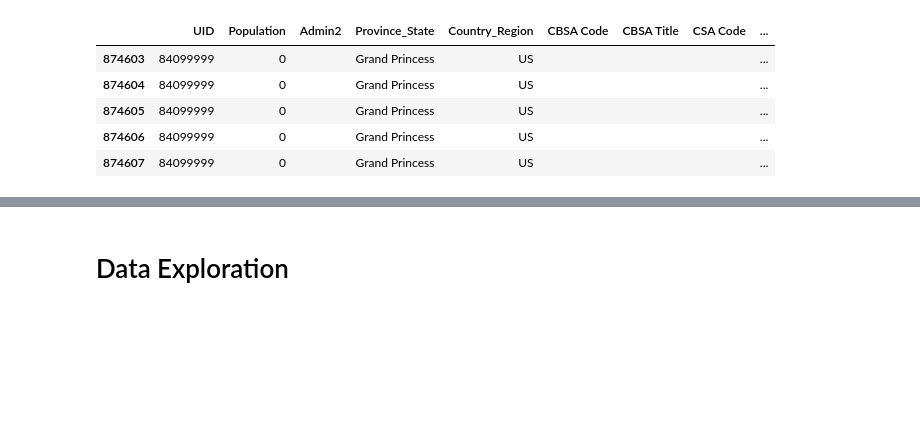
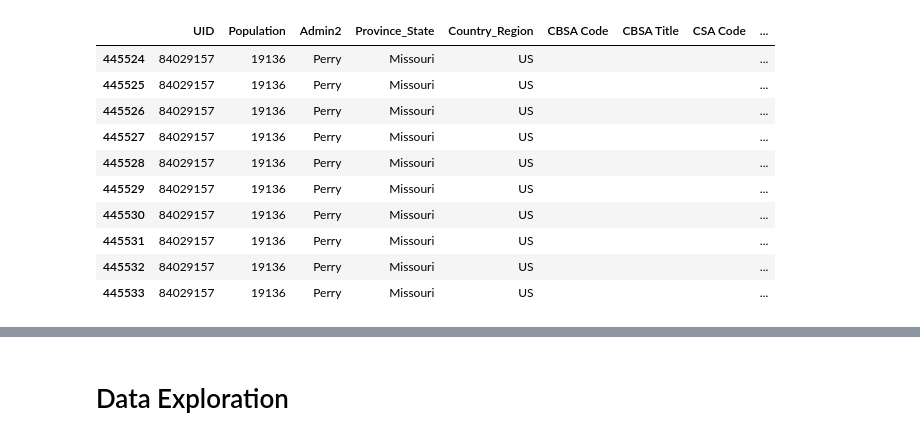
Before and after one commit to andrewcreates/DataScience-Projects, a Jupyter notebook: COVID-19/Google Sheets Automation.ipynb, the cells around one changed output, grey strips where cells are left out. Saved outputs shown, nothing was run; the diff lists cells and outputs as text; code cells hidden in the pictures; blank space fills up the shorter version.

```diff
--- a/COVID-19/Google Sheets Automation.ipynb
+++ b/COVID-19/Google Sheets Automation.ipynb
@@ -75,15 +75,21 @@ us_totals = us_totals.sort_values(by = ['UID','Date']).reset_index(drop=True)
 us_daily = df_usconf_daily.merge(df_usdead_daily[['UID','Date','Daily Dead']], on = ['UID','Date'], how = 'left', suffixes = (False, False))
 us_daily['Date'] = pd.to_datetime(us_daily['Date']).apply(lambda x: pd.datetime.strftime(x, '%m/%d/%y'))
 us_daily = us_daily.sort_values(by = ['UID','Date']).reset_index(drop=True)
-# %%
-us_daily.tail()
-# %% [output]
-|  | UID | Population | Admin2 | Province_State | Country_Region | CBSA Code | CBSA Title | CSA Code | ... |
-| 874603 | 84099999 | 0 |  | Grand Princess | US |  |  |  | ... |
-| 874604 | 84099999 | 0 |  | Grand Princess | US |  |  |  | ... |
-| 874605 | 84099999 | 0 |  | Grand Princess | US |  |  |  | ... |
-| 874606 | 84099999 | 0 |  | Grand Princess | US |  |  |  | ... |
-| 874607 | 84099999 | 0 |  | Grand Princess | US |  |  |  | ... |
+# %%
+mid = int(len(us_daily)/2)
+us_daily[mid:mid + 10]
+# %% [output]
+|  | UID | Population | Admin2 | Province_State | Country_Region | CBSA Code | CBSA Title | CSA Code | ... |
+| 445524 | 84029157 | 19136 | Perry | Missouri | US |  |  |  | ... |
+| 445525 | 84029157 | 19136 | Perry | Missouri | US |  |  |  | ... |
+| 445526 | 84029157 | 19136 | Perry | Missouri | US |  |  |  | ... |
+| 445527 | 84029157 | 19136 | Perry | Missouri | US |  |  |  | ... |
+| 445528 | 84029157 | 19136 | Perry | Missouri | US |  |  |  | ... |
+| 445529 | 84029157 | 19136 | Perry | Missouri | US |  |  |  | ... |
+| 445530 | 84029157 | 19136 | Perry | Missouri | US |  |  |  | ... |
+| 445531 | 84029157 | 19136 | Perry | Missouri | US |  |  |  | ... |
+| 445532 | 84029157 | 19136 | Perry | Missouri | US |  |  |  | ... |
+| 445533 | 84029157 | 19136 | Perry | Missouri | US |  |  |  | ... |
 # %%
 #Daily update for spreadsheet 4
 #Date range is ordered from oldest to newest
```
Also changed, not shown: parts of 2 cells of this notebook.
